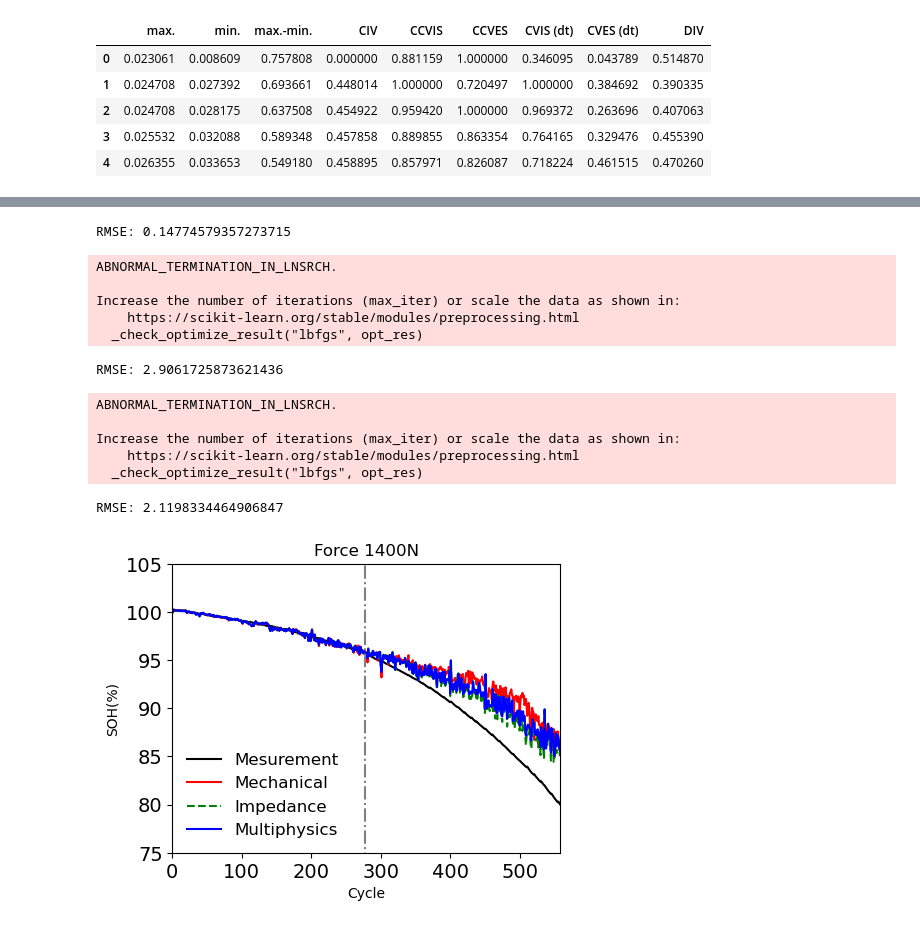
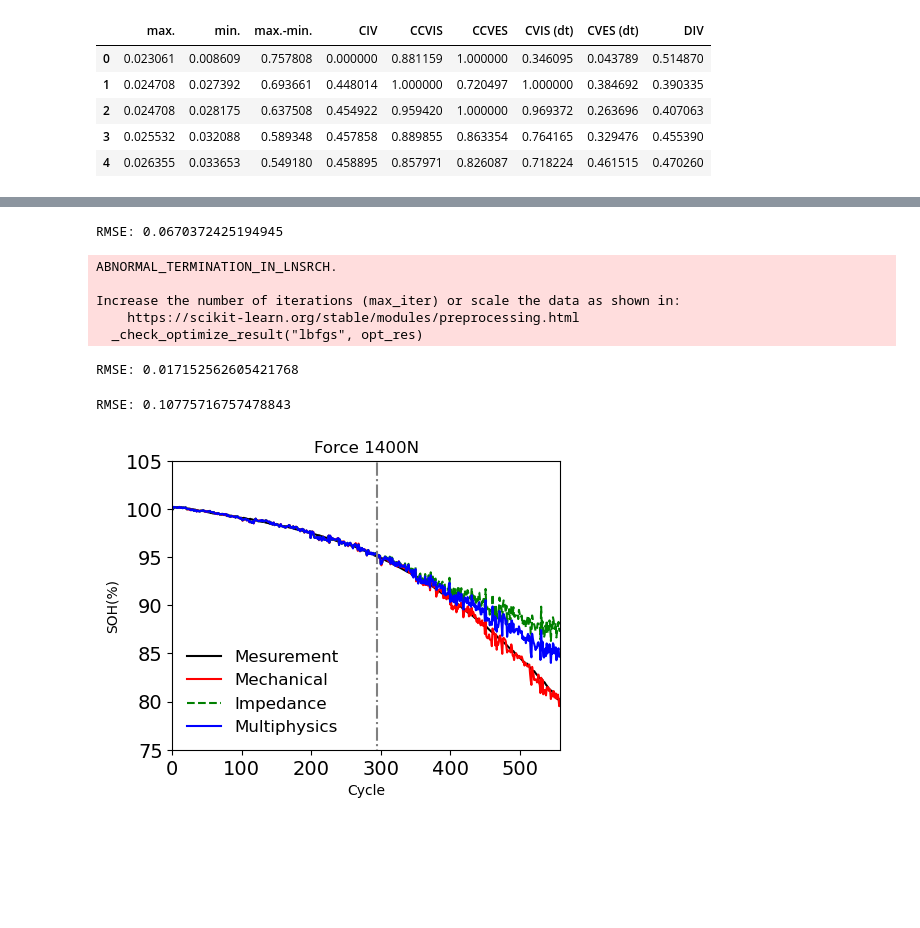
Before and after one commit to moonie1253/AI-study, a Jupyter notebook: paper/Integrated framework for SOH.ipynb, the cells around one changed output, grey strips where cells are left out. Cells and saved outputs as stored; diff of their text form; code cells hidden in the pictures; blank space fills up the shorter version.

```diff
--- a/paper/Integrated framework for SOH.ipynb
+++ b/paper/Integrated framework for SOH.ipynb
@@ -2142,7 +1801,7 @@ X_train = data_norm_denoised
 X_test=data_norm_denoised
 
 # 모델 훈련
-autoencoder.fit(X_train, X_train, epochs=400, batch_size=32,validation_data=(X_train,X_train))
+autoencoder.fit(X_train, X_train, epochs=400, batch_size=16,validation_data=(X_train,X_train))
 
 # 테스트 데이터에 대한 재구성
 reconstructed = autoencoder.predict(X_test)
@@ -2321,18 +1980,22 @@ plt.show()
 # %%
 from sklearn.gaussian_process import GaussianProcessRegressor
 from sklearn.gaussian_process.kernels import RBF, ConstantKernel as C, WhiteKernel
+
 x=reconstructed
-y=data['SOH']
+y=data['SOH']*100
 
 y_max=y.max()
 y_min=y.min()
-y_scaled=(y-y_min)/(y_max-y_min)
+y=(y-y_min)/(y_max-y_min)
 
 
-x_train=x[:277,:]
-y_train=y_scaled[:277]
+x_train=x[:295,:]
+y_train=y[:295]
 
-kernel = C(1.0, (1e-4, 1e4)) * RBF(length_scale=1.0, length_scale_bounds=(1e-3, 1e3)) + WhiteKernel(noise_level=1, noise_level_bounds=(1e-3, 1e3))
+
+
+
+kernel = C(1.0, (1e-3, 1e3)) * RBF(length_scale=1.0, length_scale_bounds=(1e-2, 1e2)) + WhiteKernel(noise_level=1, noise_level_bounds=(1e-10, 1e1))
 
 # GPR 모델 생성 및 학습
 gp = GaussianProcessRegressor(kernel=kernel, n_restarts_optimizer=10, normalize_y=False)
@@ -2345,17 +2008,22 @@ from sklearn.metrics import mean_squared_error
 from math import sqrt
 
 # 실제 SOH 값(y)과 예측된 SOH 값(y_pred)을 사용하여 RMSE 계산
-rmse = sqrt(mean_squared_error(y_scaled, y_pred))
+rmse = sqrt(mean_squared_error(y, y_pred))
 
 print("RMSE:", rmse)
 # %% [output]
-RMSE: 0.14774579357273715
+RMSE: 0.0670372425194945
 # %%
 x=reconstructed[:,:3]
 y=data['SOH']*100
 
-x_train=x[:277,:]
-y_train=y[:277]
+y_max=y.max()
+y_min=y.min()
+y=(y-y_min)/(y_max-y_min)
+
+x_train=x[:295,:]
+y_train=y[:295]
+
 
 kernel = C(1.0, (1e-3, 1e3)) * RBF(length_scale=1.0, length_scale_bounds=(1e-2, 1e2)) + WhiteKernel(noise_level=1, noise_level_bounds=(1e-10, 1e1))
 
@@ -2379,13 +2047,17 @@ ABNORMAL_TERMINATION_IN_LNSRCH.
 Increase the number of iterations (max_iter) or scale the data as shown in:
     https://scikit-learn.org/stable/modules/preprocessing.html
   _check_optimize_result("lbfgs", opt_res)
-RMSE: 2.9061725873621436
+RMSE: 0.017152562605421768
 # %%
 x=reconstructed[:,3:]
 y=data['SOH']*100
 
-x_train=x[:277,:]
-y_train=y[:277]
+y_max=y.max()
+y_min=y.min()
+y=(y-y_min)/(y_max-y_min)
+
+x_train=x[:295,:]
+y_train=y[:295]
 
 kernel = C(1.0, (1e-3, 1e3)) * RBF(length_scale=1.0, length_scale_bounds=(1e-2, 1e2)) + WhiteKernel(noise_level=1, noise_level_bounds=(1e-10, 1e1))
 
@@ -2404,31 +2076,26 @@ rmse = sqrt(mean_squared_error(y, y_Impedance))
 
 print("RMSE:", rmse)
 # %% [output]
-ABNORMAL_TERMINATION_IN_LNSRCH.
-
-Increase the number of iterations (max_iter) or scale the data as shown in:
-    https://scikit-learn.org/stable/modules/preprocessing.html
-  _check_optimize_result("lbfgs", opt_res)
+RMSE: 0.10775716757478843
-RMSE: 2.1198334464906847
 # %%
 plt.figure(figsize=(5,3.75))
-y_2= y_mechanical
-y_4=y_pred
-y_3=y_Impedance
+y_2= y_mechanical*(y_max-y_min)+y_min
+y_4=y_pred*(y_max-y_min)+y_min
+y_3=y_Impedance*(y_max-y_min)+y_min
 x= np.arange(1, len(y) + 1)
 y_soh=data['SOH']*100
 plt.plot(x,y_soh,'k-',label='Mesurement')
 plt.plot(x,y_2,'r-',label='Mechanical')
 plt.plot(x,y_3,'g--',label='Impedance')
 plt.plot(x,y_4,'b-',label='Multiphysics')
 
 plt.title("Force 1400N")
 plt.xlabel("Cycle")
 plt.ylabel("SOH(%)")
 plt.xlim([0,len(x)])
 plt.ylim(75,105)
-plt.axvline(277,-0.2,1.2,color='gray',linestyle='dashdot')
+plt.axvline(295,-0.2,1.2,color='gray',linestyle='dashdot')
 plt.legend(loc='lower left',frameon=False,fontsize=12)
 plt.show()
 # %% [output]
-[figure, old version]
+[figure, new version]
```
Also changed, not shown: parts of 46 cells of this notebook, 4 other files.
